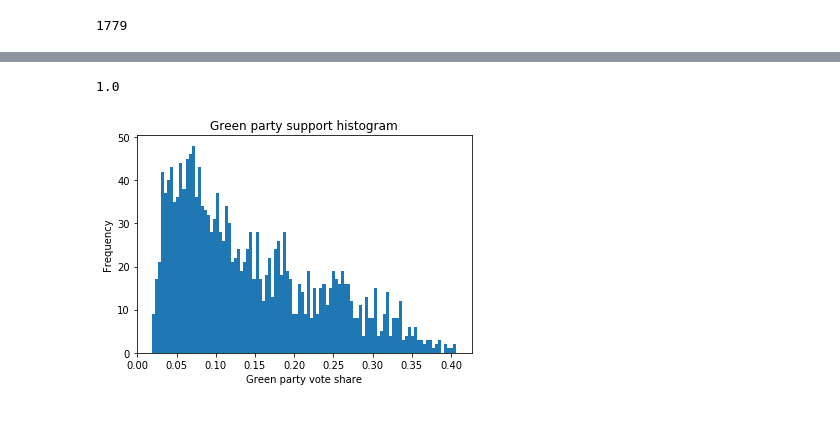
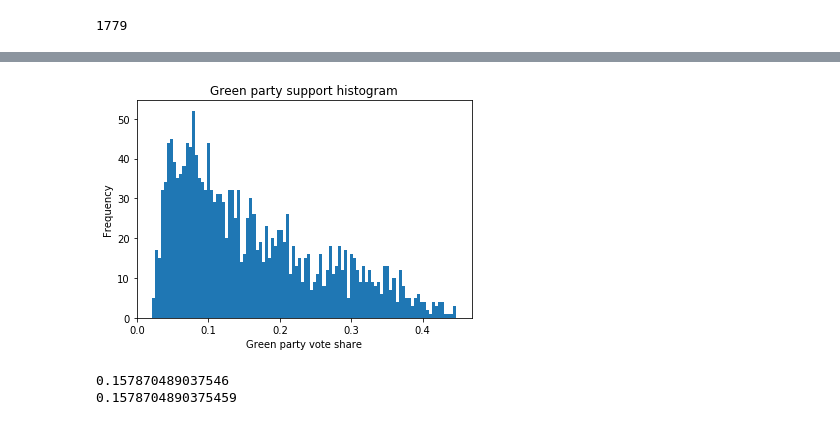
Before and after one commit to Blosberg/Berlin_voting_class, a Jupyter notebook: calculations/Berlin_votes_2015.ipynb, the cells around one changed output, grey strips where cells are left out. Saved outputs shown, nothing was run; the diff lists cells and outputs as text; code cells hidden in the pictures.

```diff
--- a/calculations/Berlin_votes_2015.ipynb
+++ b/calculations/Berlin_votes_2015.ipynb
@@ -84,0 +66,7 @@ Minor parties :
+# %%
+major_parties, minor_parties = vf.get_major_minor_parties( Data_RAW.iloc[:,17:], MAJ_PARTY_THRESH )
+
+n_parties_major = len(major_parties)
+
+print( "Major parties : "); print( major_parties )
+print( "Minor parties : "); print( minor_parties )
@@ -84,0 +78,10 @@ Minor parties :
+# %%
+# create a normalized table of normalized Vote shares amongst major parties:
+VS_urn      = vf.get_normal_maj_VS( Data_Urn, major_parties, minor_parties, add_other = False )
+VS_urn_full = vf.get_normal_maj_VS( Data_Urn, major_parties, minor_parties, add_other = True )
+
+# create numpy-array versions:
+VS_urn_np      = VS_urn.values.copy()
+VS_urn_full_np = VS_urn_full.values.copy()
+
+# The latter has a column for all "others" (i.e. minor parties + invalid)
@@ -125,19 +107,8 @@ Name: OstWest, Length: 1779, dtype: object
-# %%
-# Get the mean positions of each of the groups
-meanpoint_Ost  = np.mean( Data_urn_normed.loc[ Data_Urn_OW_list =="O"  ] )
-meanpoint_West = np.mean( Data_urn_normed.loc[ Data_Urn_OW_list =="W"  ] )
-
-# And define a vector pointint in the direction from one to the other.
-OW_vec = (meanpoint_Ost - meanpoint_West)/np.linalg.norm( meanpoint_Ost - meanpoint_West )
-
-print (np.linalg.norm( OW_vec ))
-# %% [output]
-1.0
 # %%
-dummy = plt.hist( Data_urn_normed["GRÜNE"],
+dummy = plt.hist( VS_urn ["GRÜNE"],
                   bins = 100)
 dummy = plt.xlabel("Green party vote share")
 dummy = plt.ylabel("Frequency")
 dummy = plt.title("Green party support histogram")
 # %% [output]
-[figure, old version]
+[figure, new version]
@@ -155,0 +115,9 @@ def normdiff( Dat, i, j):
+# %%
+pca  = PCA()
+VS_urn_np_PC = pca.fit_transform( VS_urn_np )
+# confirm that absdiffs are unchanged
+print( normdiff( VS_urn_np ,    52 , 21) )
+print( normdiff( VS_urn_np_PC , 52 , 21) )
+# %% [output]
+0.157870489037546
+0.1578704890375459
```
Also changed, not shown: parts of 25 cells of this notebook, 1 other file.
